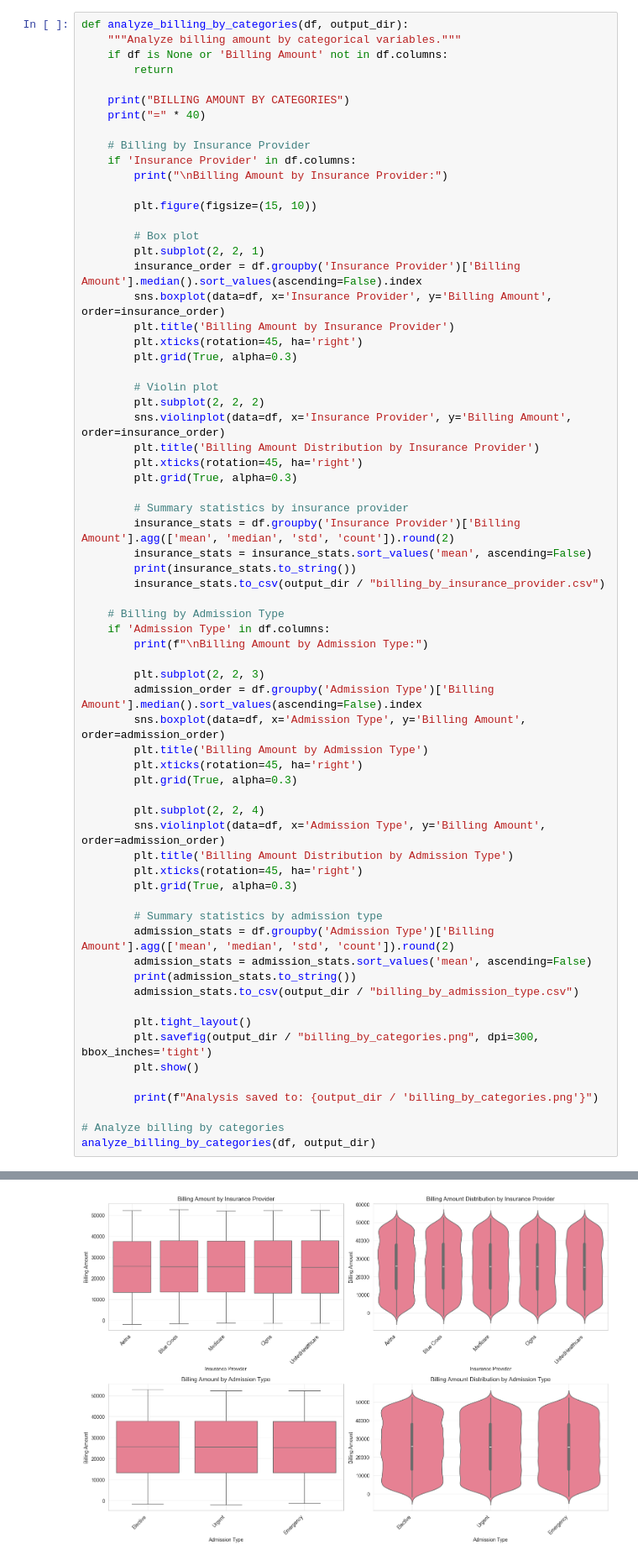
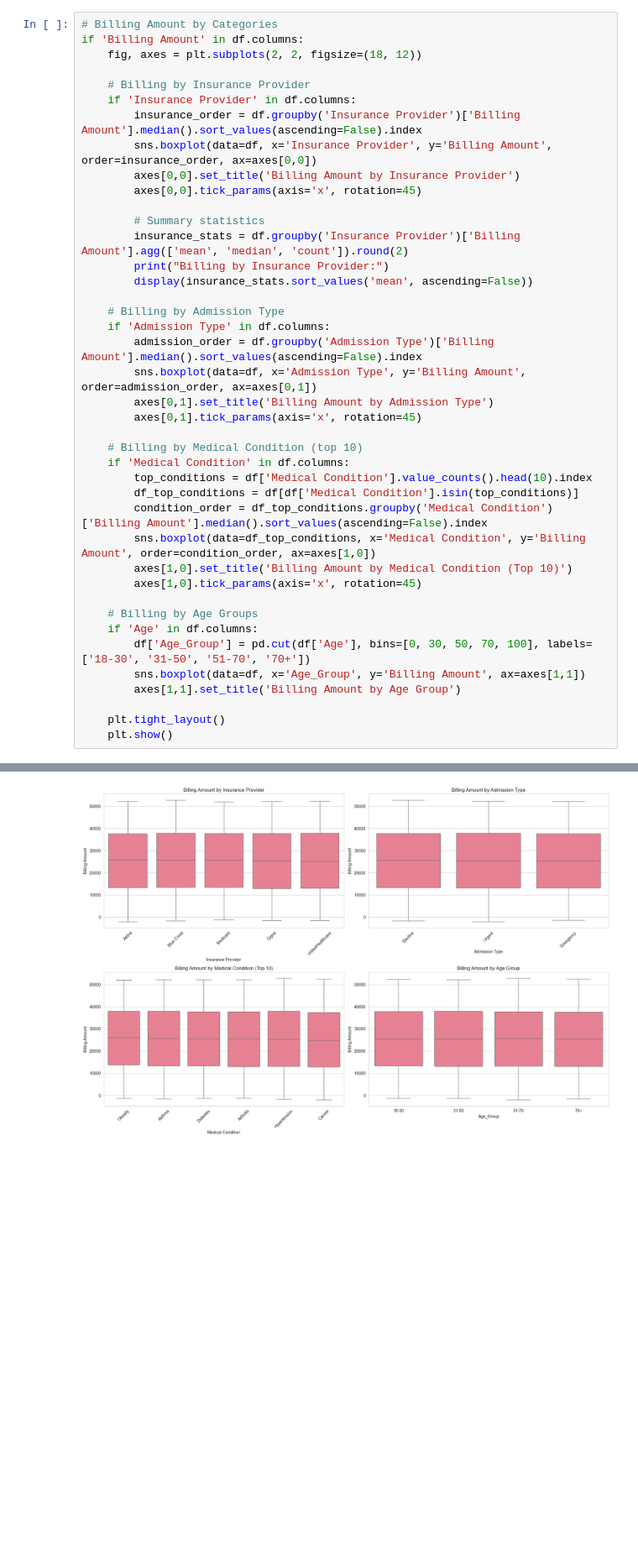
Before and after one commit to kxshrx/healix, a Jupyter notebook: notebooks-01/eda.ipynb, the cells around one changed output, grey strips where cells are left out. Shown at 84% size. Saved outputs shown, nothing was run; the diff lists cells and outputs as text; blank space fills up the shorter version.

```diff
--- a/notebooks-01/eda.ipynb
+++ b/notebooks-01/eda.ipynb
@@ -593,70 +298,44 @@ GENDER ANALYSIS:
 
 Explore relationships between variables using boxplots, correlation analysis, and cross-tabulations.
 # %%
-def analyze_billing_by_categories(df, output_dir):
-    """Analyze billing amount by categorical variables."""
-    if df is None or 'Billing Amount' not in df.columns:
-        return
-
-    print("BILLING AMOUNT BY CATEGORIES")
-    print("=" * 40)
+# Billing Amount by Categories
+if 'Billing Amount' in df.columns:
+    fig, axes = plt.subplots(2, 2, figsize=(18, 12))
 
     # Billing by Insurance Provider
     if 'Insurance Provider' in df.columns:
-        print("\nBilling Amount by Insurance Provider:")
+        insurance_order = df.groupby('Insurance Provider')['Billing Amount'].median().sort_values(ascending=False).index
+        sns.boxplot(data=df, x='Insurance Provider', y='Billing Amount', order=insurance_order, ax=axes[0,0])
+        axes[0,0].set_title('Billing Amount by Insurance Provider')
+        axes[0,0].tick_params(axis='x', rotation=45)
 
-        plt.figure(figsize=(15, 10))
-
-        # Box plot
-        plt.subplot(2, 2, 1)
-        insurance_order = df.groupby('Insurance Provider')['Billing Amount'].median().sort_values(ascending=False).index
-        sns.boxplot(data=df, x='Insurance Provider', y='Billing Amount', order=insurance_order)
-        plt.title('Billing Amount by Insurance Provider')
-        plt.xticks(rotation=45, ha='right')
-        plt.grid(True, alpha=0.3)
-
-        # Violin plot
-        plt.subplot(2, 2, 2)
-        sns.violinplot(data=df, x='Insurance Provider', y='Billing Amount', order=insurance_order)
-        plt.title('Billing Amount Distribution by Insurance Provider')
-        plt.xticks(rotation=45, ha='right')
-        plt.grid(True, alpha=0.3)
-
-        # Summary statistics by insurance provider
-        insurance_stats = df.groupby('Insurance Provider')['Billing Amount'].agg(['mean', 'median', 'std', 'count']).round(2)
-        insurance_stats = insurance_stats.sort_values('mean', ascending=False)
-        print(insurance_stats.to_string())
-        insurance_stats.to_csv(output_dir / "billing_by_insurance_provider.csv")
+        # Summary statistics
+        insurance_stats = df.groupby('Insurance Provider')['Billing Amount'].agg(['mean', 'median', 'count']).round(2)
+        print("Billing by Insurance Provider:")
+        display(insurance_stats.sort_values('mean', ascending=False))
 
     # Billing by Admission Type
     if 'Admission Type' in df.columns:
-        print(f"\nBilling Amount by Admission Type:")
+        admission_order = df.groupby('Admission Type')['Billing Amount'].median().sort_values(ascending=False).index
+        sns.boxplot(data=df, x='Admission Type', y='Billing Amount', order=admission_order, ax=axes[0,1])
+        axes[0,1].set_title('Billing Amount by Admission Type')
+        axes[0,1].tick_params(axis='x', rotation=45)
 
-        plt.subplot(2, 2, 3)
-        admission_order = df.groupby('Admission Type')['Billing Amount'].median().sort_values(ascending=False).index
-        sns.boxplot(data=df, x='Admission Type', y='Billing Amount', order=admission_order)
-        plt.title('Billing Amount by Admission Type')
-        plt.xticks(rotation=45, ha='right')
-        plt.grid(True, alpha=0.3)
+    # Billing by Medical Condition (top 10)
+    if 'Medical Condition' in df.columns:
+        top_conditions = df['Medical Condition'].value_counts().head(10).index
+        df_top_conditions = df[df['Medical Condition'].isin(top_conditions)]
+        condition_order = df_top_conditions.groupby('Medical Condition')['Billing Amount'].median().sort_values(ascending=False).index
+        sns.boxplot(data=df_top_conditions, x='Medical Condition', y='Billing Amount', order=condition_order, ax=axes[1,0])
+        axes[1,0].set_title('Billing Amount by Medical Condition (Top 10)')
+        axes[1,0].tick_params(axis='x', rotation=45)
 
-        plt.subplot(2, 2, 4)
-        sns.violinplot(data=df, x='Admission Type', y='Billing Amount', order=admission_order)
-        plt.title('Billing Amount Distribution by Admission Type')
-        plt.xticks(rotation=45, ha='right')
-        plt.grid(True, alpha=0.3)
+    # Billing by Age Groups
+    if 'Age' in df.columns:
+        df['Age_Group'] = pd.cut(df['Age'], bins=[0, 30, 50, 70, 100], labels=['18-30', '31-50', '51-70', '70+'])
+        sns.boxplot(data=df, x='Age_Group', y='Billing Amount', ax=axes[1,1])
+        axes[1,1].set_title('Billing Amount by Age Group')
 
-        # Summary statistics by admission type
-        admission_stats = df.groupby('Admission Type')['Billing Amount'].agg(['mean', 'median', 'std', 'count']).round(2)
-        admission_stats = admission_stats.sort_values('mean', ascending=False)
-        print(admission_stats.to_string())
-        admission_stats.to_csv(output_dir / "billing_by_admission_type.csv")
-
-        plt.tight_layout()
-        plt.savefig(output_dir / "billing_by_categories.png", dpi=300, bbox_inches='tight')
-        plt.show()
-
-        print(f"Analysis saved to: {output_dir / 'billing_by_categories.png'}")
-
-# Analyze billing by categories
-analyze_billing_by_categories(df, output_dir)
+    plt.tight_layout()
+    plt.show()
 # %% [output]
@@ -680 +350 @@ Emergency       25497.40  25379.57  14163.01  18269
-[figure, old version]
+[figure, new version]
```
Also changed, not shown: parts of 18 cells of this notebook, 12 other files.
